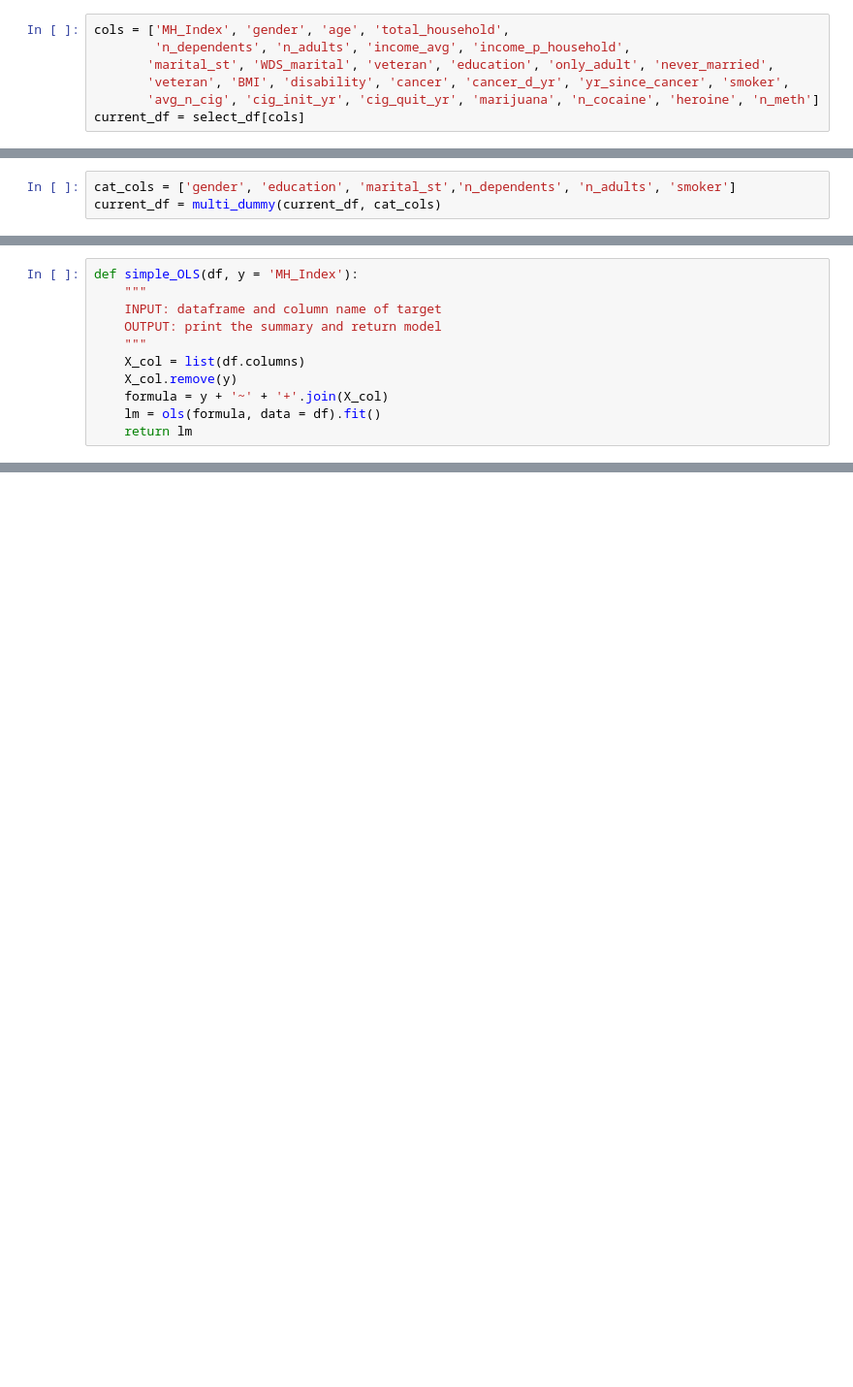
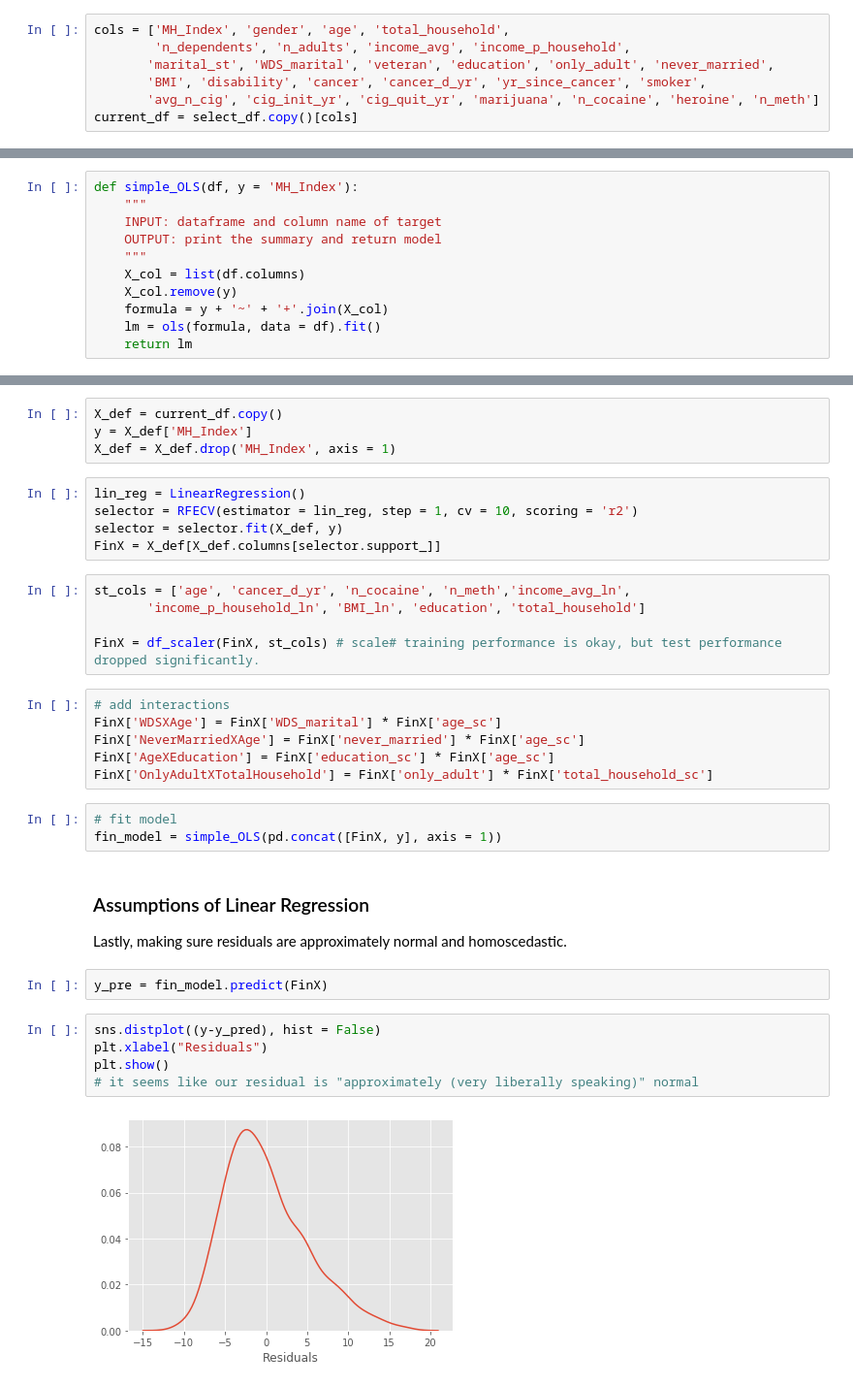
Before and after one commit to stereopickle/mental_health_index, a Jupyter notebook: 001.Linear_Regression_NHANES_data.ipynb, the cells around one changed output, grey strips where cells are left out. Shown at 97% size. Drawn from its saved outputs; the diff is of its cells as text; blank space fills up the shorter version.

```diff
--- a/001.Linear_Regression_NHANES_data.ipynb
+++ b/001.Linear_Regression_NHANES_data.ipynb
@@ -1042,9 +1037,9 @@ I'll run the model again with the new data and do any additional feature enginee
 cols = ['MH_Index', 'gender', 'age', 'total_household',
         'n_dependents', 'n_adults', 'income_avg', 'income_p_household',
        'marital_st', 'WDS_marital', 'veteran', 'education', 'only_adult', 'never_married',
-       'veteran', 'BMI', 'disability', 'cancer', 'cancer_d_yr', 'yr_since_cancer', 'smoker',
+       'BMI', 'disability', 'cancer', 'cancer_d_yr', 'yr_since_cancer', 'smoker',
        'avg_n_cig', 'cig_init_yr', 'cig_quit_yr', 'marijuana', 'n_cocaine', 'heroine', 'n_meth']
-current_df = select_df[cols]
+current_df = select_df.copy()[cols]
 # %% [markdown]
 #### Transformation
 # %%
@@ -1061,3 +1053,0 @@ current_df = multi_log_transform(current_df, log_cols)
-# %%
-cat_cols = ['gender', 'education', 'marital_st','n_dependents', 'n_adults', 'smoker']
-current_df = multi_dummy(current_df, cat_cols)
@@ -1200,0 +1318,35 @@ strong multicollinearity problems or that the design matrix is singular.
+# %%
+X_def = current_df.copy()
+y = X_def['MH_Index']
+X_def = X_def.drop('MH_Index', axis = 1)
+# %%
+lin_reg = LinearRegression()
+selector = RFECV(estimator = lin_reg, step = 1, cv = 10, scoring = 'r2')
+selector = selector.fit(X_def, y)
+FinX = X_def[X_def.columns[selector.support_]]
+# %%
+st_cols = ['age', 'cancer_d_yr', 'n_cocaine', 'n_meth','income_avg_ln',
+       'income_p_household_ln', 'BMI_ln', 'education', 'total_household']
+
+FinX = df_scaler(FinX, st_cols) # scale# training performance is okay, but test performance dropped significantly.
+# %%
+# add interactions
+FinX['WDSXAge'] = FinX['WDS_marital'] * FinX['age_sc']
+FinX['NeverMarriedXAge'] = FinX['never_married'] * FinX['age_sc']
+FinX['AgeXEducation'] = FinX['education_sc'] * FinX['age_sc']
+FinX['OnlyAdultXTotalHousehold'] = FinX['only_adult'] * FinX['total_household_sc']
+# %%
+# fit model
+fin_model = simple_OLS(pd.concat([FinX, y], axis = 1))
+# %% [markdown]
+### Assumptions of Linear Regression
+Lastly, making sure residuals are approximately normal and homoscedastic.
+# %%
+y_pre = fin_model.predict(FinX)
+# %%
+sns.distplot((y-y_pred), hist = False)
+plt.xlabel("Residuals")
+plt.show()
+# it seems like our residual is "approximately (very liberally speaking)" normal
+# %% [output]
+[figure, added]
```
Also changed, not shown: parts of 95 cells of this notebook.
